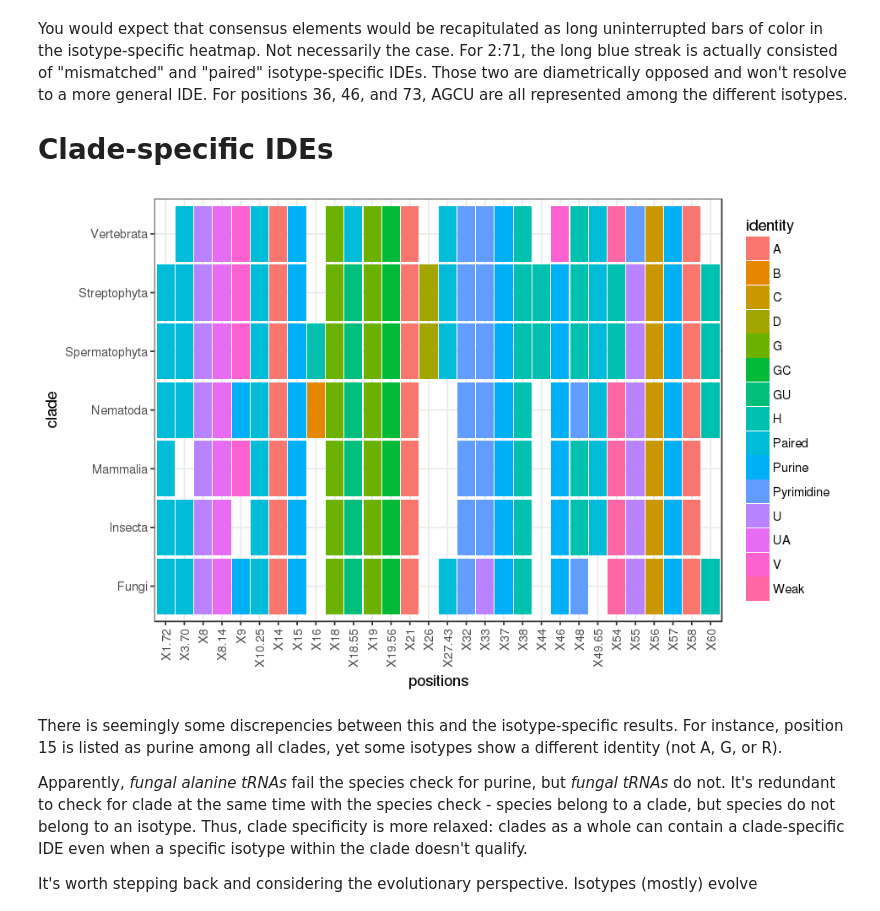
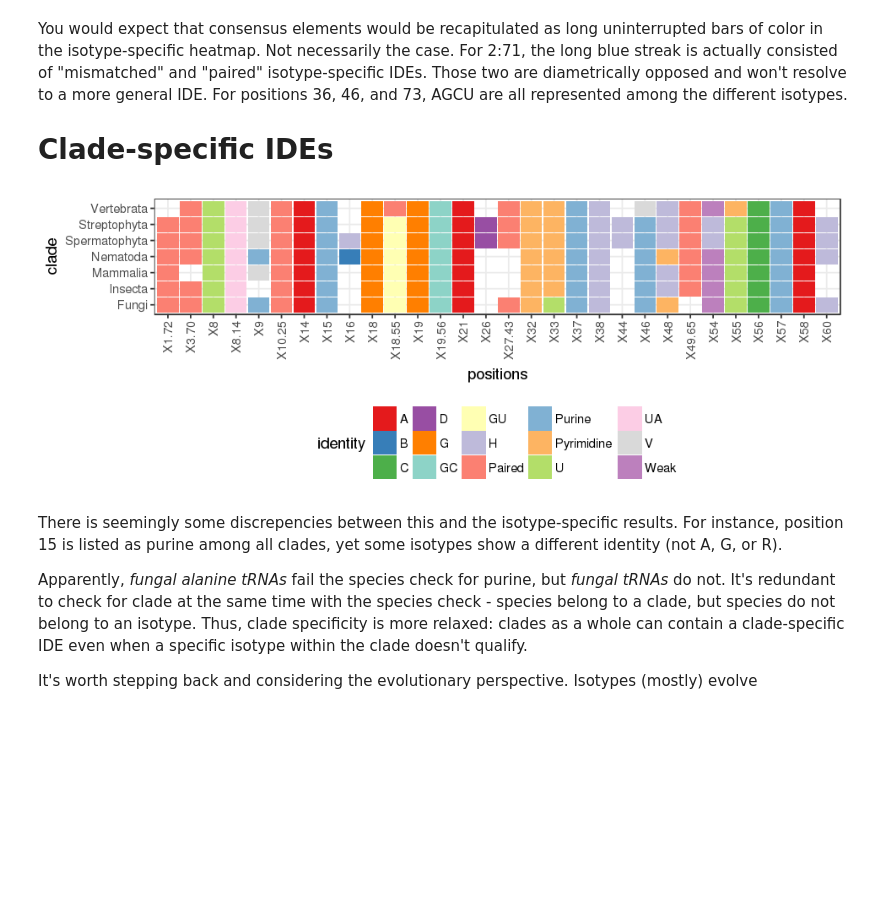
Before and after one commit to bylin/euk-features, a Jupyter notebook: notebooks/isotype-clade-specific.ipynb, the cells around one changed output. Drawn from its saved outputs; the diff is of its cells as text; code cells hidden in the pictures; blank space fills up the shorter version.

Commit message:
prettify and clarify plots

```diff
--- a/notebooks/isotype-clade-specific.ipynb
+++ b/notebooks/isotype-clade-specific.ipynb
@@ -283,14 +295,16 @@ clade_specific = best_freqs %>%
   summarize(identity = get_clade_IDE(clade, positions, variable)) %>%
   filter(identity != "N/A")
 # %%
-options(repr.plot.width=8, repr.plot.height=5)
+options(repr.plot.width=8, repr.plot.height=3)
 clade_specific %>%
   mutate(positions=factor(positions, c('X1.72', 'X2.71', 'X3.70', 'X4.69', 'X5.68', 'X6.67', 'X7.66', 'X8', 'X8.14', 'X9', 'X9.23', 'X10.25', 'X10.45', 'X11.24', 'X12.23', 'X13.22', 'X14', 'X15', 'X15.48', 'X16', 'X17', 'X18', 'X18.55', 'X19', 'X19.56', 'X20', 'X20a', 'X21', 'X22.46', 'X26', 'X26.44', 'X27.43', 'X28.42', 'X29.41', 'X30.40', 'X31.39', 'X32', 'X33', 'X34', 'X35', 'X36', 'X37', 'X38', 'X44', 'X45', 'X46', 'X47', 'X48', 'X49.65', 'X50.64', 'X51.63', 'X52.62', 'X53.61', 'X54', 'X54.58', 'X55', 'X56', 'X57', 'X58', 'X59', 'X60', 'X73'))) %>%
   group_by(clade, positions, identity) %>%
   summarize(isotypes = n()) %>%
-  ggplot() + geom_tile(aes(x=positions, y=clade, fill=identity), width=0.95, height=0.95) + theme(axis.text.x=element_text(angle=90, hjust=1, vjust=0.5))
+  ggplot() + geom_tile(aes(x=positions, y=clade, fill=identity), width=0.95, height=0.95) +
+    theme(axis.text.x=element_text(angle=90, hjust=1, vjust=0.5), legend.position='bottom') +
+    scale_fill_manual(values=c(brewer.pal(5, "Set1"), brewer.pal(12, "Set3")))
 # %% [output]
-[figure, old version]
+[figure, new version]
 # %% [markdown]
 There is seemingly some discrepencies between this and the isotype-specific results. For instance, position 15 is listed as purine among all clades, yet some isotypes show a different identity (not A, G, or R).
 
```
Also changed, not shown: parts of 6 cells of this notebook.
